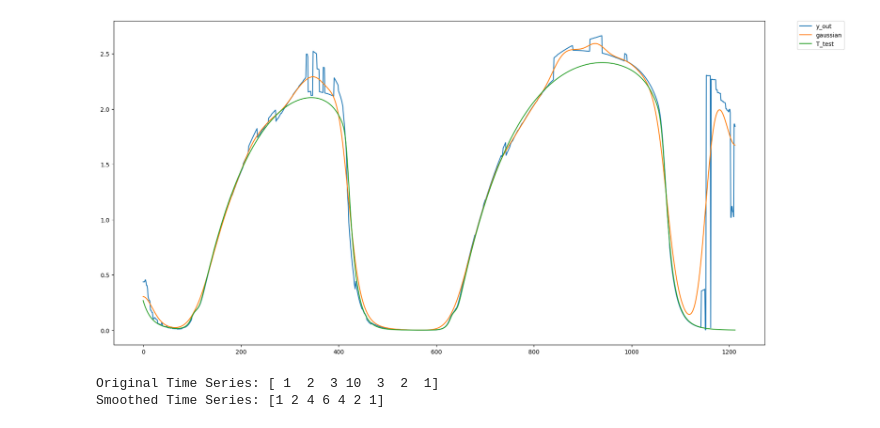
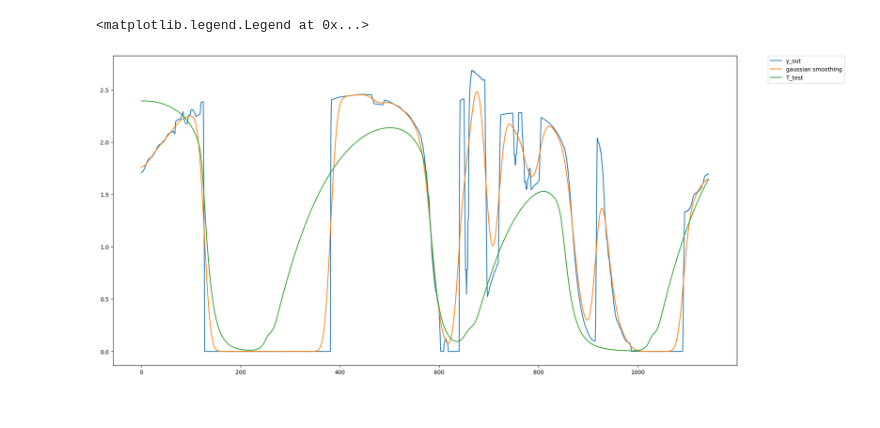
Before and after one commit to LukasBremer/SMM_AdODE_2D, a Jupyter notebook: adode_cluster/SpringMassModel/GuessActiveStress.ipynb, the cells around one changed output. Drawn from its saved outputs; the diff is of its cells as text; code cells hidden in the pictures.

```diff
--- a/adode_cluster/SpringMassModel/GuessActiveStress.ipynb
+++ b/adode_cluster/SpringMassModel/GuessActiveStress.ipynb
@@ -131 +153,5 @@ dA_test_raw = dA[t_stop+500:,i,j]
+# %%
+#T = u
+t_start,t_stop = 0,12000
+i,j = 10,10
 # %%
@@ -155,12 +179,10 @@ np.array([dA[:,i,j]]).shape[0]
 # %%
-T_test_raw = T[t_start_test:t_stop_test,i,j]
-x_arr_test_raw = np.array([x_temp[t_start_test:t_stop_test,:,i,j],x_temp[t_start_test:t_stop_test,:,i,j+1],x_temp[t_start_test:t_stop_test,:,i+1,j+1],x_temp[t_start_test:t_stop_test,:,i+1,j]])
-dA_test_raw = dA[t_start_test:t_stop_test,i,j]
+T_fit_raw = T[t_start_fit:t_stop_fit,i,j]
+x_arr_fit_raw = np.array([x_temp[t_start_fit:t_stop_fit,:,i,j],x_temp[t_start_fit:t_stop_fit,:,i,j+1],x_temp[t_start_fit:t_stop_fit,:,i+1,j+1],x_temp[t_start_fit:t_stop_fit,:,i+1,j]])
+dA_fit_raw = dA[t_start_fit:t_stop_fit,i,j]
 
-number_of_comp,number_of_points,delta_t = 15,10,10
-# x_arr_train_flattened, x_arr_test_flattened,y_train = shape_data(x_temp[t_start:t_stop,:,:,:],x_cm_temp[t_start:t_stop,:,:,:],dA[t_start:t_stop,i,j],T[t_start:t_stop,:,:],x_arr_test_raw,i,j,number_of_comp,number_of_points,delta_t)
-#print(x_arr_train_flattened.shape,x_arr_test_flattened.shape)
-x_train,x_test, y_train = shape_data(x_temp,x_cm_temp,dA[t_start:t_stop,:,:],T[t_start:t_stop,:,:],dA_test_raw,i,j,number_of_comp,number_of_points,delta_t)
+number_of_comp,number_of_points,delta_t = 20,11,20
 
-index_list = euclidean_distance_trajectory(x_test, x_train)
+x_train,x_fit, y_train = shape_data(x_temp,x_cm_temp,dA[t_start:t_stop,:,:],T[t_start:t_stop,:,:],dA_fit_raw,i,j,number_of_comp,number_of_points,delta_t)
+y_out = euclidean_distance_trajectory(x_fit, x_train,y_train)
 # %% [output]
@@ -168,50 +190,13 @@ index_list = euclidean_distance_trajectory(x_test, x_train)
-# %%
-y_out = [y_train[row][col] for row, col in index_list]
-#y_out = [y_train[0][row[0]] for row in index_list]
-y_control = [y_train[0][row[0]] for row in index_list]
 # %%
-T_train_smoothed = gaussian_filter1d(y_out, sigma=15)
-#apple laplacian smoothing to y_out
-#aplly np.convolve with laplacian kernel to y_out
-T_train_convolved = convolve1d(y_out, [1,-2,1], mode='nearest')
-T_train_convolved = y_out - .5 * T_train_convolved
-
-
-def low_pass_filter(time_series, cutoff_freq):
-    freq = np.fft.rfftfreq(len(time_series))
-    fft_series = np.fft.rfft(time_series)
-    fft_series[freq > cutoff_freq] = 0  # Remove high frequencies
-    return np.fft.irfft(fft_series)
-
-# Apply low-pass filtering
-T_train_lowpass = low_pass_filter(y_out, cutoff_freq=0.05)
+T_train_smoothed = gaussian_filter1d(y_out, sigma=10)
 
 
 plt.figure(figsize=(20,10))
 plt.plot(y_out,label='y_out')
-# plt.plot(T_train_lowpass,label='lowpass')
-plt.plot(T_train_smoothed,label='gaussian')
-plt.plot(T_test_raw,label='T_test')
+plt.plot(T_train_smoothed,label='gaussian smoothing')
+plt.plot(T_fit_raw,label='T_test')
 plt.legend(bbox_to_anchor=(1.05, 1), loc='upper left', borderaxespad=0.)
-plt.savefig('test.png')
+#plt.savefig('test.png')
 # %% [output]
+<matplotlib.legend.Legend at 0x...>
-[figure, old version]
+[figure, new version]
-# %%
-import numpy as np
-from scipy.ndimage import convolve1d
-
-# Example time series
-time_series = np.array([1, 2, 3, 10, 3, 2, 1])
-
-# Define a Laplacian smoothing kernel (symmetric averaging kernel)
-kernel = np.array([0.25, 0.5, 0.25])
-
-# Apply smoothing using convolve1d from scipy
-smoothed_time_series = convolve1d(time_series, kernel, mode='nearest')
-
-# Results
-print("Original Time Series:", time_series)
-print("Smoothed Time Series:", smoothed_time_series)
-# %% [output]
-Original Time Series: [ 1  2  3 10  3  2  1]
-Smoothed Time Series: [1 2 4 6 4 2 1]
```
Also changed, not shown: parts of 11 cells of this notebook, 3 other files.
